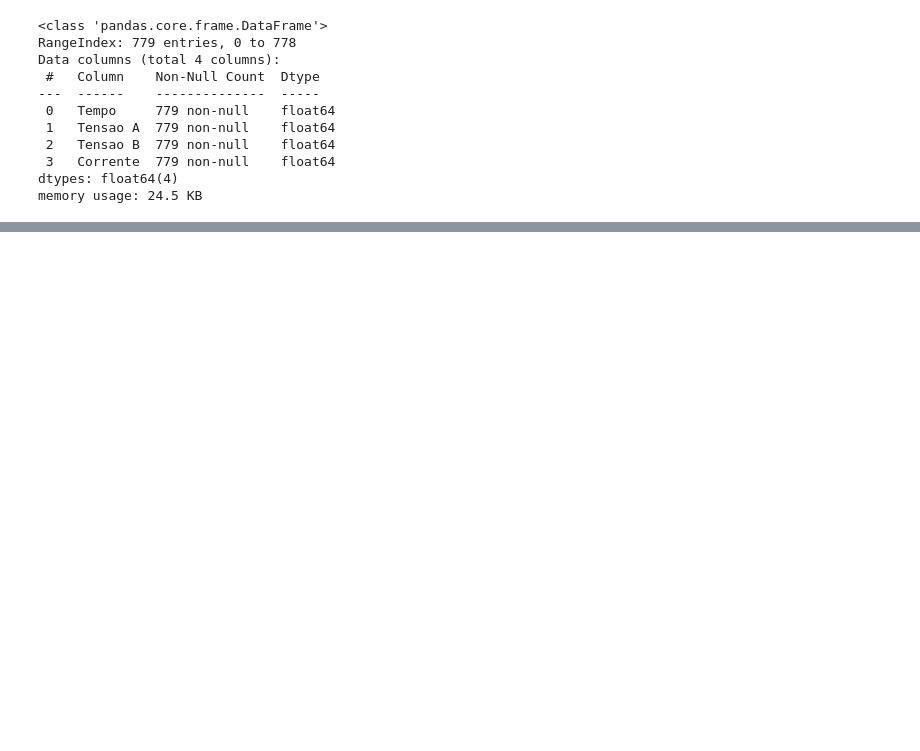
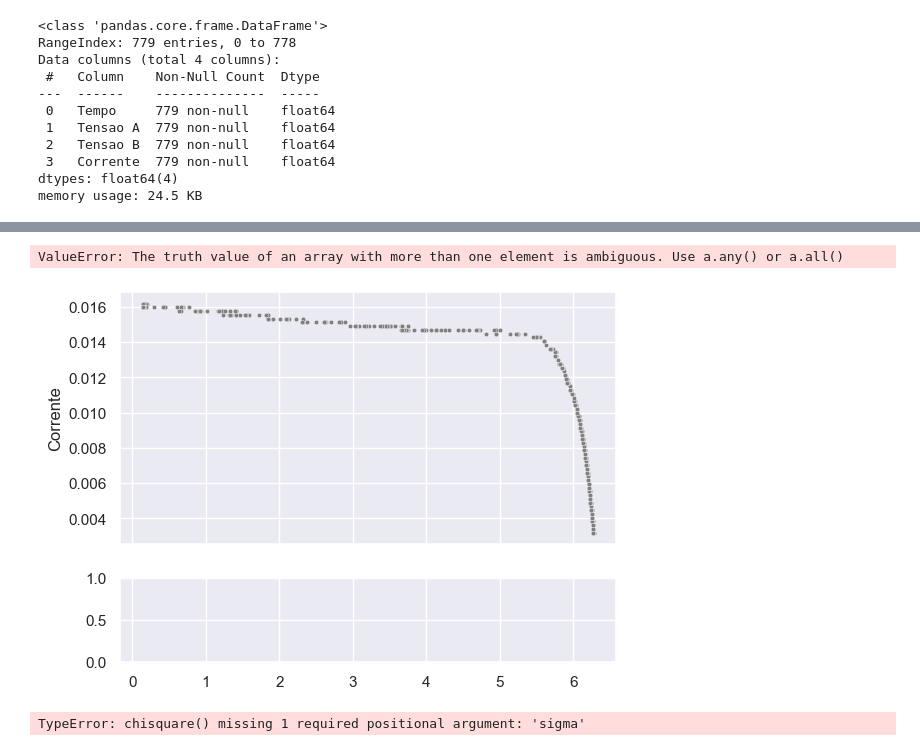
Before and after one commit to ivfreire/lab_3, a Jupyter notebook: Experimento 1/Atividade 3/análise.ipynb, the cells around one changed output, grey strips where cells are left out. Saved outputs shown, nothing was run; the diff lists cells and outputs as text; code cells hidden in the pictures; blank space fills up the shorter version.

```diff
--- a/Experimento 1/Atividade 3/análise.ipynb
+++ b/Experimento 1/Atividade 3/análise.ipynb
@@ -160,0 +198,19 @@ plt.show()
+# %%
+ep.residual_plot(x= df_painel['Tensao B'],
+                y= df_painel['Corrente'],
+                func = fitfunc,
+                params= fit,
+                x_title='Tensão (V)',
+                y_title='Corrente (A)',
+                residual_title='Resíduos',
+                title='Curva característica do painel solar',
+)
+# %% [output]
+ValueError: The truth value of an array with more than one element is ambiguous. Use a.any() or a.all()
+[figure, added]
+# %%
+ep.chisquare(vals = df_painel['Corrente'],
+             exp= fitfunc(df_painel['Tensao B'], *fit)
+)
+# %% [output]
+TypeError: chisquare() missing 1 required positional argument: 'sigma'
```
Also changed, not shown: parts of 16 cells of this notebook, 3 other files.
